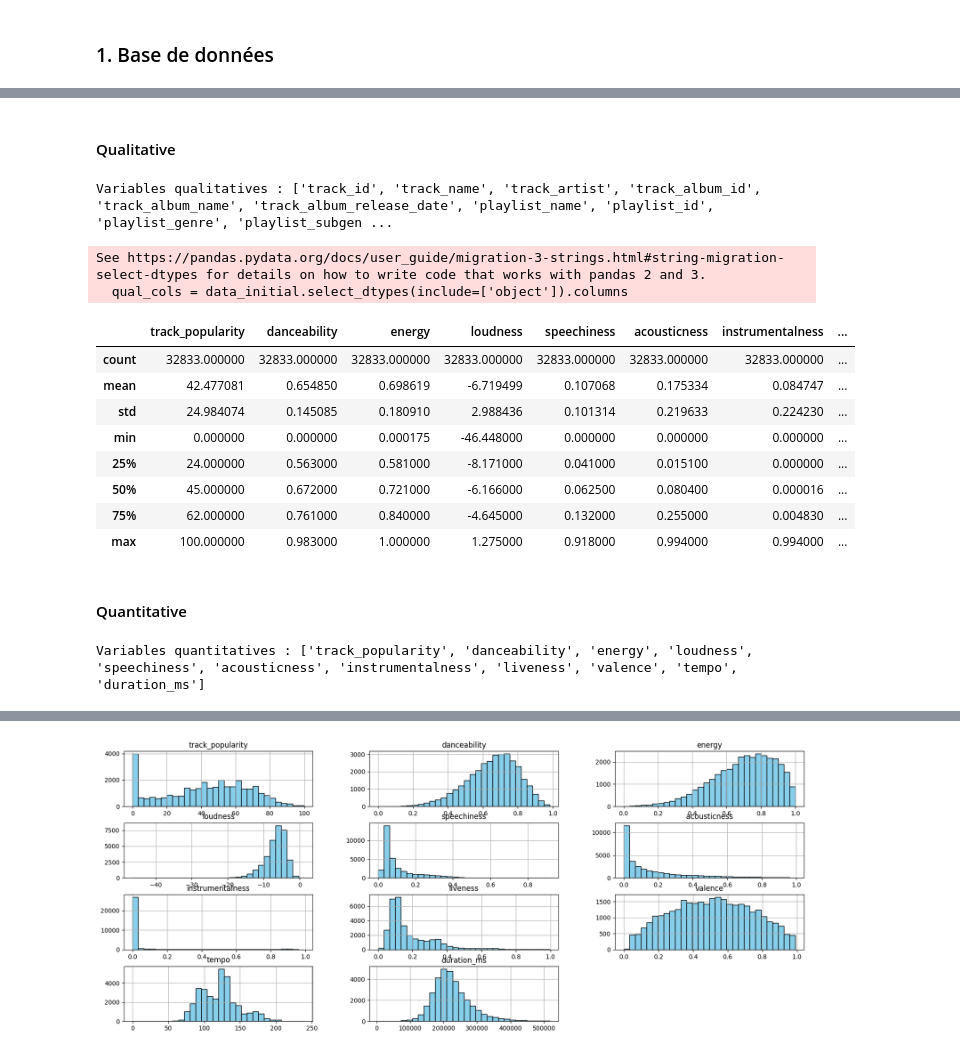
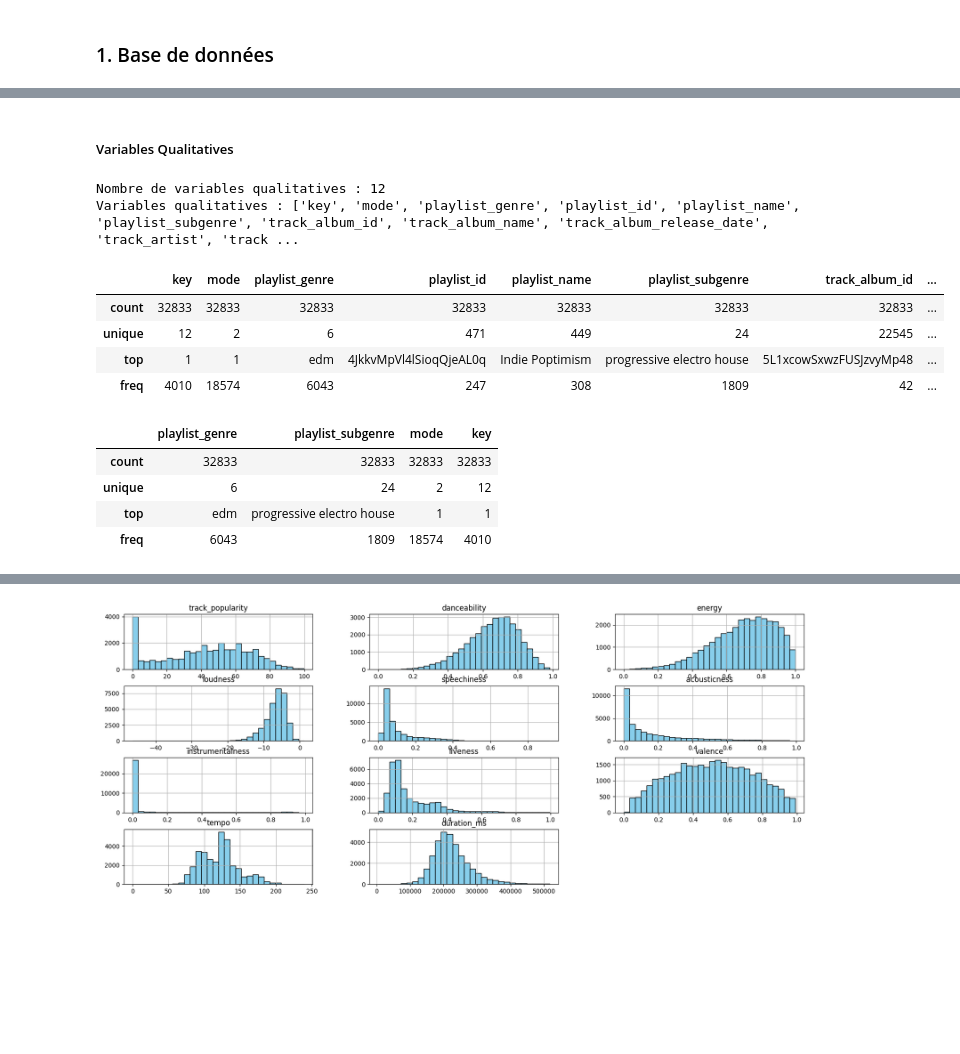
Before and after one commit to InesBafaluy/musique, a Jupyter notebook: rapport_spotify.ipynb, the cells around one changed output, grey strips where cells are left out. Drawn from its saved outputs; the diff is of its cells as text; code cells hidden in the pictures; blank space fills up the shorter version.

```diff
--- a/rapport_spotify.ipynb
+++ b/rapport_spotify.ipynb
@@ -63,41 +82,36 @@ Index(['track_id', 'track_name', 'track_artist', 'track_popularity',
 # %% [markdown]
-#### Qualitative
+##### Variables Qualitatives
 # %%
-# Variables qualitives
-qual_cols = data_initial.select_dtypes(include=['object']).columns
+### Variables qualitives
+qual_cols = data_initial.columns.difference(quant_cols)
+print(f"Nombre de variables qualitatives : {len(qual_cols)}")
 print('Variables qualitatives :', list(qual_cols))
+
+data_initial[qual_cols].describe()
 # %% [output]
-Variables qualitatives : ['track_id', 'track_name', 'track_artist', 'track_album_id', 'track_album_name', 'track_album_release_date', 'playlist_name', 'playlist_id', 'playlist_genre', 'playlist_subgen ...
+Nombre de variables qualitatives : 12
+Variables qualitatives : ['key', 'mode', 'playlist_genre', 'playlist_id', 'playlist_name', 'playlist_subgenre', 'track_album_id', 'track_album_name', 'track_album_release_date', 'track_artist', 'track ...
-See https://pandas.pydata.org/docs/user_guide/migration-3-strings.html#string-migration-select-dtypes for details on how to write code that works with pandas 2 and 3.
-  qual_cols = data_initial.select_dtypes(include=['object']).columns
+|  | key | mode | playlist_genre | playlist_id | playlist_name | playlist_subgenre | track_album_id | ... |
+| count | 32833 | 32833 | 32833 | 32833 | 32833 | 32833 | 32833 | ... |
+| unique | 12 | 2 | 6 | 471 | 449 | 24 | 22545 | ... |
+| top | 1 | 1 | edm | 4JkkvMpVl4lSioqQjeAL0q | Indie Poptimism | progressive electro house | 5L1xcowSxwzFUSJzvyMp48 | ... |
+| freq | 4010 | 18574 | 6043 | 247 | 308 | 1809 | 42 | ... |
-# %%
-categorical_cols = [
-    "playlist_name",
-    "playlist_genre",
-    "playlist_subgenre",
-    "mode",
-    "key"
-]
-
-for col in categorical_cols:
-    data_initial[col] = pd.Categorical(data_initial[col], ordered=False)
-
-data_initial.describe()
-# %% [output]
-|  | track_popularity | danceability | energy | loudness | speechiness | acousticness | instrumentalness | ... |
-| count | 32833.000000 | 32833.000000 | 32833.000000 | 32833.000000 | 32833.000000 | 32833.000000 | 32833.000000 | ... |
-| mean | 42.477081 | 0.654850 | 0.698619 | -6.719499 | 0.107068 | 0.175334 | 0.084747 | ... |
-| std | 24.984074 | 0.145085 | 0.180910 | 2.988436 | 0.101314 | 0.219633 | 0.224230 | ... |
-| min | 0.000000 | 0.000000 | 0.000175 | -46.448000 | 0.000000 | 0.000000 | 0.000000 | ... |
-| 25% | 24.000000 | 0.563000 | 0.581000 | -8.171000 | 0.041000 | 0.015100 | 0.000000 | ... |
-| 50% | 45.000000 | 0.672000 | 0.721000 | -6.166000 | 0.062500 | 0.080400 | 0.000016 | ... |
-| 75% | 62.000000 | 0.761000 | 0.840000 | -4.645000 | 0.132000 | 0.255000 | 0.004830 | ... |
-| max | 100.000000 | 0.983000 | 1.000000 | 1.275000 | 0.918000 | 0.994000 | 0.994000 | ... |
-# %% [markdown]
-#### Quantitative
 # %%
-# Variables quantatives
-quant_cols = data_initial.select_dtypes(include=['float64', 'int64']).columns
-print('Variables quantitatives :', list(quant_cols))
+# Nouvelle liste de variables qualitatives à convertir en type 'category'
+categorical_cols = [
+    "playlist_genre",
+    "playlist_subgenre",
+    "mode",
+    "key"
+]
+
+for col in categorical_cols:
+    data_initial[col] = pd.Categorical(data_initial[col], ordered=False)
+
+data_initial[categorical_cols].describe()
 # %% [output]
-Variables quantitatives : ['track_popularity', 'danceability', 'energy', 'loudness', 'speechiness', 'acousticness', 'instrumentalness', 'liveness', 'valence', 'tempo', 'duration_ms']
+|  | playlist_genre | playlist_subgenre | mode | key |
+| count | 32833 | 32833 | 32833 | 32833 |
+| unique | 6 | 24 | 2 | 12 |
+| top | edm | progressive electro house | 1 | 1 |
+| freq | 6043 | 1809 | 18574 | 4010 |
```
Also changed, not shown: parts of 22 cells of this notebook.
